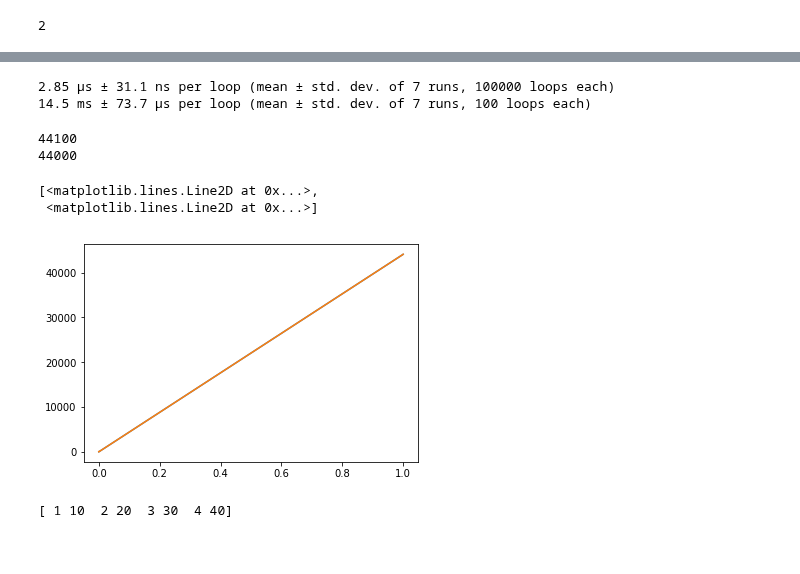
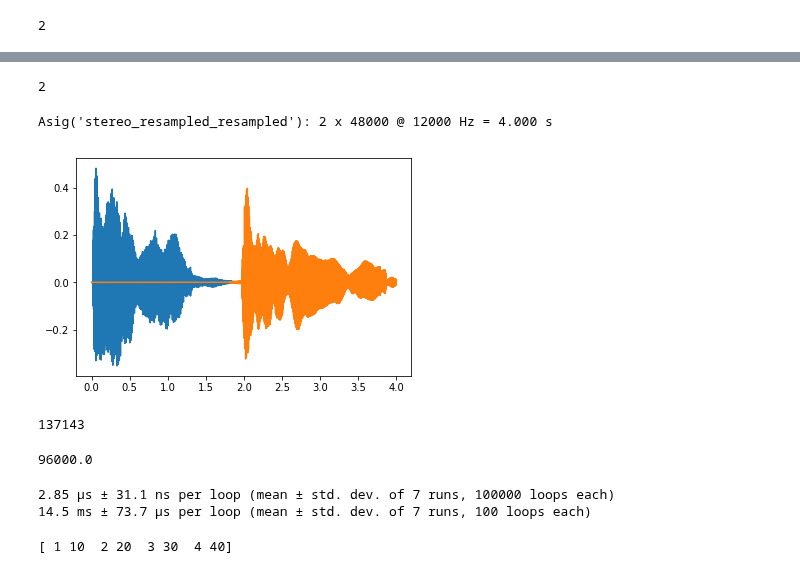
Before and after one commit to interactive-sonification/pya, a Jupyter notebook: examples/Jiajun_dev.ipynb, the cells around one changed output, grey strips where cells are left out. Saved outputs shown, nothing was run; the diff lists cells and outputs as text; code cells hidden in the pictures.

Commit message:
A new resample that can resample multichannels signals

```diff
--- a/examples/Jiajun_dev.ipynb
+++ b/examples/Jiajun_dev.ipynb
@@ -278,13 +266,19 @@ assert all(mixing_function(sigbig, onsetbig) == mix(sigbig, onsetbig))
 # %%
 a = np.array(([1,10],[2,20],[3,30], [4,40]))
 # %%
-def resample(sig, target_sr=44100, rate=1, kind='linear'):
+import scipy.interpolate
+def resample2(sig, target_sr=44100, rate=1, kind='linear'):
     # This only work for single channel.
-    times = np.arange(sig.samples )/self.sr
+    times = np.arange(sig.samples )/sig.sr
     tsel = np.arange(sig.samples/sig.sr * target_sr/rate)*rate/target_sr
-    for i in range(sig.channels):
-        interp_fn = scipy.interpolate.interp1d(times, sig.sig[:,i], kind=kind,
+    if sig.channels == 1:
+        interp_fn = scipy.interpolate.interp1d(times, sig.sig, kind=kind,
                 assume_sorted=True, bounds_error=False, fill_value=sig.sig[-1])
-        sig.sig[:,i]
-
-    return Asig(interp_fn(tsel), target_sr, label=sig.label+"_resampled")
+        return Asig(interp_fn(tsel), target_sr, label=sig.label+"_resampled")
+    else:
+        new_sig = np.ndarray(shape = (int(sig.samples/sig.sr * target_sr/rate), sig.channels))
+        for i in range(sig.channels):
+            interp_fn = scipy.interpolate.interp1d(times, sig.sig[:,i], kind=kind,
+                    assume_sorted=True, bounds_error=False, fill_value=sig.sig[-1, i])
+            new_sig[:, i] = interp_fn(tsel)
+        return Asig(new_sig, target_sr, label=sig.label+"_resampled", channels = new_sig.shape[1])
@@ -294,0 +285,3 @@ NameError: name 'asen' is not defined
+# %%
+astereo = Asig("samples/stereoTest.wav", label='stereo')
+astereo.channels
@@ -294,0 +295,3 @@ NameError: name 'asen' is not defined
+# %%
+astereo = resample2(astereo, 12000, rate = 0.4)
+astereo.play()
@@ -294,0 +305,9 @@ NameError: name 'asen' is not defined
+# %%
+astereo.channels
+# %% [output]
+2
+# %%
+astereo.plot()
+# %% [output]
+Asig('stereo_resampled_resampled'): 2 x 48000 @ 12000 Hz = 4.000 s
+[figure, added]
@@ -295,27 +316,17 @@ NameError: name 'asen' is not defined
+# %%
+len(tsel)
+# %% [output]
+137143
+# %%
+176400/44100 * 24000
+# %% [output]
+96000.0
 # %%
 %timeit a = np.ndarray(shape = (44100* 100, 2))
 %timeit a = np.zeros((44100 * 100, 2))
 # %% [output]
 2.85 µs ± 31.1 ns per loop (mean ± std. dev. of 7 runs, 100000 loops each)
 14.5 ms ± 73.7 µs per loop (mean ± std. dev. of 7 runs, 100 loops each)
-# %%
-from scipy import signal
-sr =44100
-new_sr = 44000
-x = np.linspace(0, 1, sr, endpoint=False)
-xnew = np.linspace(0, 1, new_sr, endpoint=False)
-a = np.arange(0, sr)
-b = signal.resample(a, new_sr)
-print (len(a))
-print (len(b))
-plt.plot(x,a, xnew, b)
-# plt.plot(b)
-# %% [output]
-44100
-44000
-[<matplotlib.lines.Line2D at 0x...>,
- <matplotlib.lines.Line2D at 0x...>]
-[figure, removed]
 # %%
 b = a.flatten()
 print (b)
```
Also changed, not shown: parts of 10 cells of this notebook, 2 other files.
